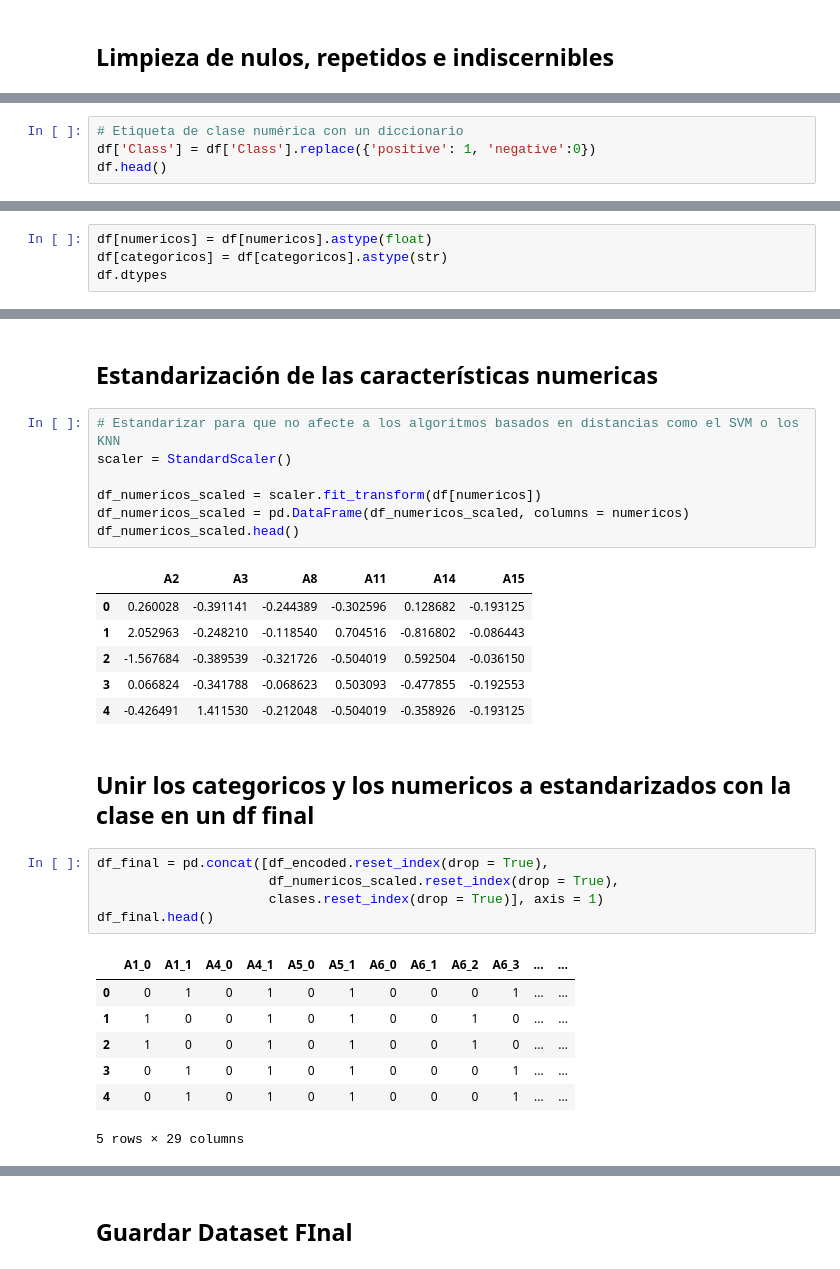
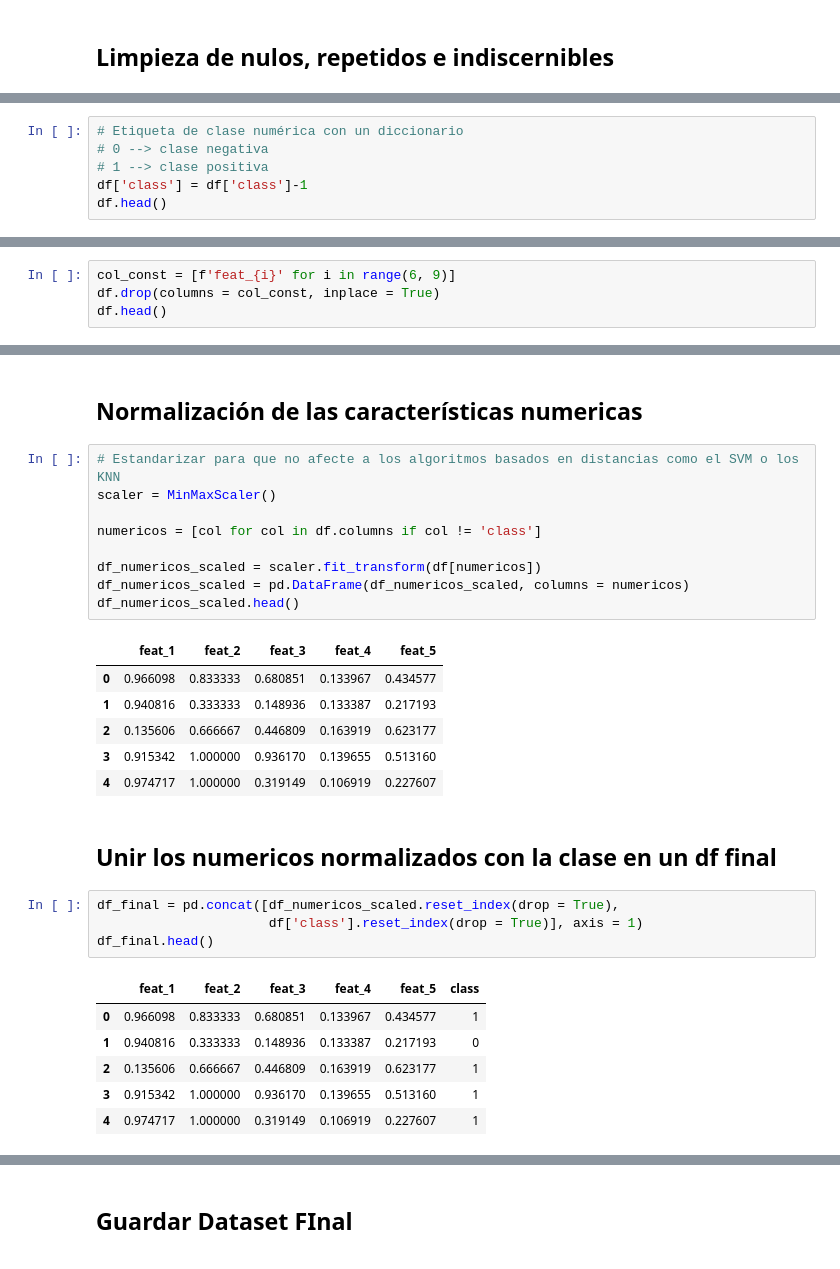
Before and after one commit to JairRamosG/T-cnicas-avanzadas-de-Clasificaci-n-de-Patrones, a Jupyter notebook: Tarea3 - Medidas de desempeño/src/limpieza.ipynb, the cells around one changed output, grey strips where cells are left out. Cells and saved outputs as stored; diff of their text form.

```diff
--- a/Tarea3 - Medidas de desempeño/src/limpieza.ipynb
+++ b/Tarea3 - Medidas de desempeño/src/limpieza.ipynb
@@ -107,5 +116,7 @@ df.head()
 # %%
 # Etiqueta de clase numérica con un diccionario
-df['Class'] = df['Class'].replace({'positive': 1, 'negative':0})
+# 0 --> clase negativa
+# 1 --> clase positiva
+df['class'] = df['class']-1
 df.head()
 # %% [output]
@@ -143,4 +128,0 @@ clases.head()
-# %%
-df[numericos] = df[numericos].astype(float)
-df[categoricos] = df[categoricos].astype(str)
-df.dtypes
@@ -181,0 +142,4 @@ df_encoded.head()
+# %%
+col_const = [f'feat_{i}' for i in range(6, 9)]
+df.drop(columns = col_const, inplace = True)
+df.head()
@@ -182,31 +153,31 @@ df_encoded.head()
 # %% [markdown]
-## Estandarización de las características numericas
+## Normalización de las características numericas
 # %%
 # Estandarizar para que no afecte a los algoritmos basados en distancias como el SVM o los KNN
-scaler = StandardScaler()
+scaler = MinMaxScaler()
+
+numericos = [col for col in df.columns if col != 'class']
 
 df_numericos_scaled = scaler.fit_transform(df[numericos])
 df_numericos_scaled = pd.DataFrame(df_numericos_scaled, columns = numericos)
 df_numericos_scaled.head()
 # %% [output]
-|  | A2 | A3 | A8 | A11 | A14 | A15 |
-| 0 | 0.260028 | -0.391141 | -0.244389 | -0.302596 | 0.128682 | -0.193125 |
-| 1 | 2.052963 | -0.248210 | -0.118540 | 0.704516 | -0.816802 | -0.086443 |
-| 2 | -1.567684 | -0.389539 | -0.321726 | -0.504019 | 0.592504 | -0.036150 |
-| 3 | 0.066824 | -0.341788 | -0.068623 | 0.503093 | -0.477855 | -0.192553 |
-| 4 | -0.426491 | 1.411530 | -0.212048 | -0.504019 | -0.358926 | -0.193125 |
+|  | feat_1 | feat_2 | feat_3 | feat_4 | feat_5 |
+| 0 | 0.966098 | 0.833333 | 0.680851 | 0.133967 | 0.434577 |
+| 1 | 0.940816 | 0.333333 | 0.148936 | 0.133387 | 0.217193 |
+| 2 | 0.135606 | 0.666667 | 0.446809 | 0.163919 | 0.623177 |
+| 3 | 0.915342 | 1.000000 | 0.936170 | 0.139655 | 0.513160 |
+| 4 | 0.974717 | 1.000000 | 0.319149 | 0.106919 | 0.227607 |
 # %% [markdown]
-## Unir los categoricos y los numericos a estandarizados con la clase en un df final
+## Unir los numericos normalizados con la clase en un df final
 # %%
-df_final = pd.concat([df_encoded.reset_index(drop = True),
-                      df_numericos_scaled.reset_index(drop = True),
-                      clases.reset_index(drop = True)], axis = 1)
+df_final = pd.concat([df_numericos_scaled.reset_index(drop = True),
+                      df['class'].reset_index(drop = True)], axis = 1)
 df_final.head()
 # %% [output]
-|  | A1_0 | A1_1 | A4_0 | A4_1 | A5_0 | A5_1 | A6_0 | A6_1 | A6_2 | A6_3 | ... | ... |
-| 0 | 0 | 1 | 0 | 1 | 0 | 1 | 0 | 0 | 0 | 1 | ... | ... |
-| 1 | 1 | 0 | 0 | 1 | 0 | 1 | 0 | 0 | 1 | 0 | ... | ... |
-| 2 | 1 | 0 | 0 | 1 | 0 | 1 | 0 | 0 | 1 | 0 | ... | ... |
-| 3 | 0 | 1 | 0 | 1 | 0 | 1 | 0 | 0 | 0 | 1 | ... | ... |
-| 4 | 0 | 1 | 0 | 1 | 0 | 1 | 0 | 0 | 0 | 1 | ... | ... |
+|  | feat_1 | feat_2 | feat_3 | feat_4 | feat_5 | class |
+| 0 | 0.966098 | 0.833333 | 0.680851 | 0.133967 | 0.434577 | 1 |
+| 1 | 0.940816 | 0.333333 | 0.148936 | 0.133387 | 0.217193 | 0 |
+| 2 | 0.135606 | 0.666667 | 0.446809 | 0.163919 | 0.623177 | 1 |
+| 3 | 0.915342 | 1.000000 | 0.936170 | 0.139655 | 0.513160 | 1 |
+| 4 | 0.974717 | 1.000000 | 0.319149 | 0.106919 | 0.227607 | 1 |
-5 rows × 29 columns
```
Also changed, not shown: parts of 26 cells of this notebook, 6 other files.
